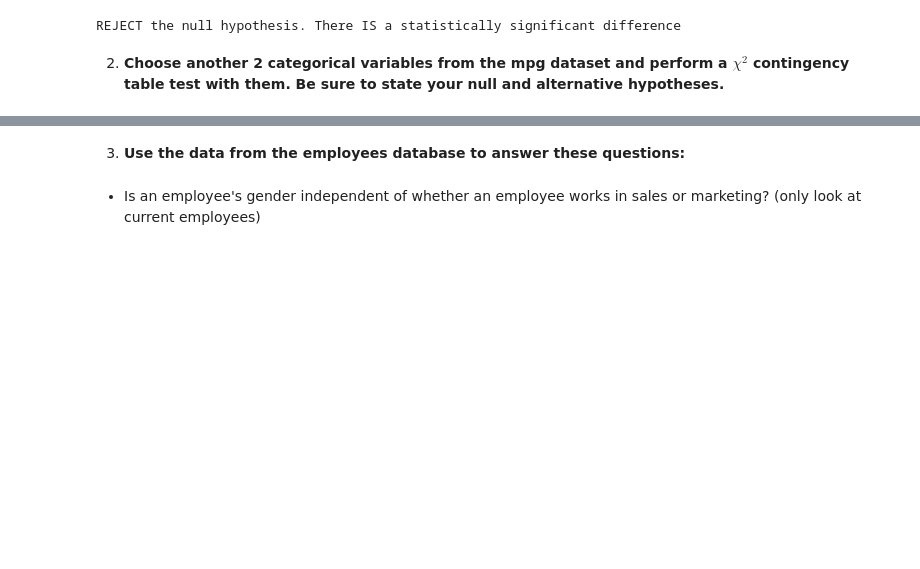
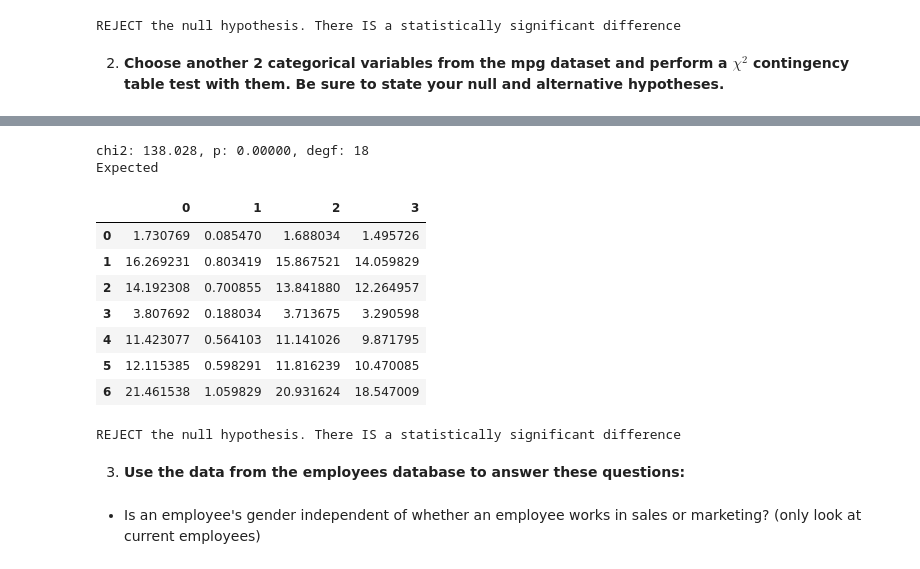
Before and after one commit to kjeliasen/statistics-exercises, a Jupyter notebook: hypothesis_testing.ipynb, the cells around one changed output, grey strips where cells are left out. Saved outputs shown, nothing was run; the diff lists cells and outputs as text; code cells hidden in the pictures; blank space fills up the shorter version.

```diff
--- a/hypothesis_testing.ipynb
+++ b/hypothesis_testing.ipynb
@@ -678,3 +714,23 @@ $H_1$: highway mileage index is not independant of displacement
+# %%
+chi2, p, degf, expected_mpg = stats.chi2_contingency(observed_mpg)
+print(f'chi2: {chi2:.3f}, p: {p:.5f}, degf: {degf}\nExpected')
+pd.DataFrame(expected_mpg)
+# %% [output]
+chi2: 138.028, p: 0.00000, degf: 18
+Expected
+|  | 0 | 1 | 2 | 3 |
+| 0 | 1.730769 | 0.085470 | 1.688034 | 1.495726 |
+| 1 | 16.269231 | 0.803419 | 15.867521 | 14.059829 |
+| 2 | 14.192308 | 0.700855 | 13.841880 | 12.264957 |
+| 3 | 3.807692 | 0.188034 | 3.713675 | 3.290598 |
+| 4 | 11.423077 | 0.564103 | 11.141026 | 9.871795 |
+| 5 | 12.115385 | 0.598291 | 11.816239 | 10.470085 |
+| 6 | 21.461538 | 1.059829 | 20.931624 | 18.547009 |
+# %%
+reject, statement = null_reject(p, alpha)
+print(statement)
+# %% [output]
+REJECT the null hypothesis. There IS a statistically significant difference
 # %% [markdown]
 3. **Use the data from the employees database to answer these questions:**
 # %% [markdown]
```
Also changed, not shown: parts of 15 cells of this notebook.
